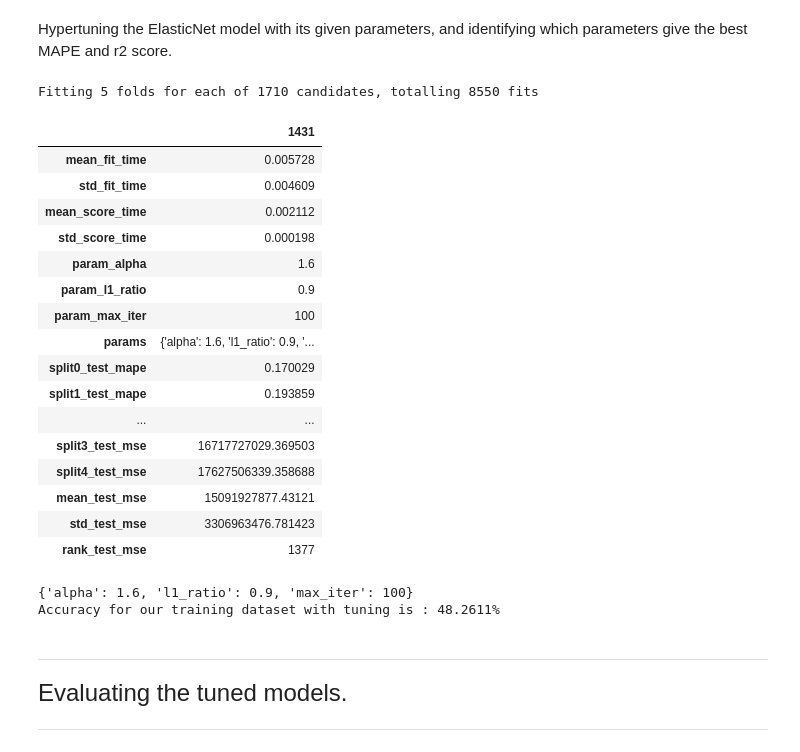
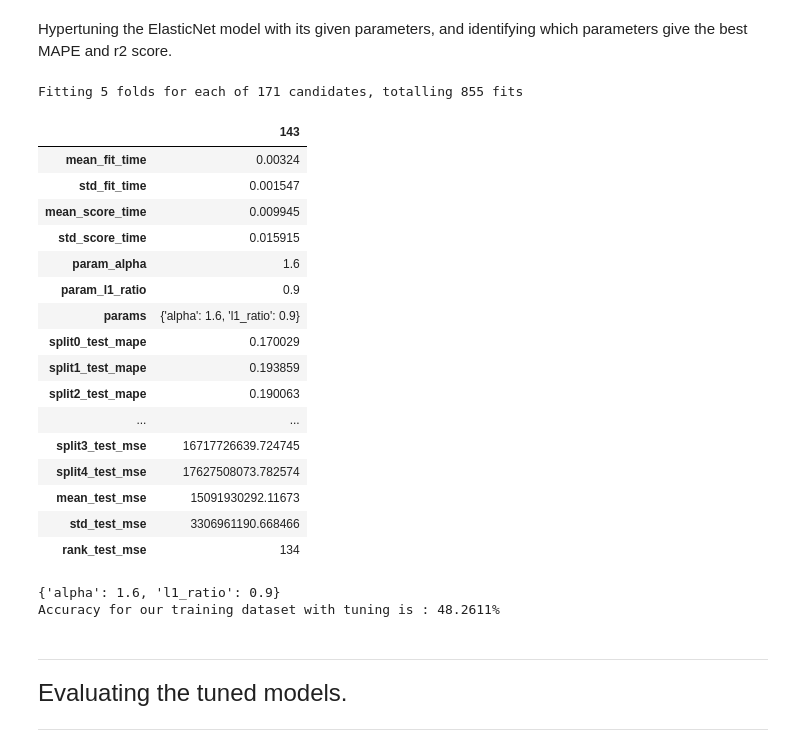
Before and after one commit to derpflections/AIML_CA1_Regression, a Jupyter notebook: index_regression.ipynb, the cells around one changed output. Saved outputs shown, nothing was run; the diff lists cells and outputs as text; code cells hidden in the pictures.

```diff
--- a/index_regression.ipynb
+++ b/index_regression.ipynb
@@ -54,11 +61,11 @@ sns.set_theme()
 Since the data has already been collected, we can move straight onto preparing the data for training by the model.
 # %%
 original_data = pd.read_csv("./housing_dataset.csv")
-analysis_data = pd.DataFrame(original_data.drop(columns = ["Price ($)"]))
+data_to_analyze = pd.DataFrame(original_data.drop(columns = ["Price ($)"]))
 target_data = pd.DataFrame(original_data["Price ($)"])
 eda_data = original_data.copy()
 
-display(analysis_data.head())
+display(data_to_analyze.head())
 display(target_data.head())
 # %% [output]
 |  | House ID | City | House Area (sqm) | No. of Bedrooms | No. of Toilets | Stories | Renovation Status |
@@ -216,17 +223,17 @@ bedrooms_per_story = []
 toilets_per_story = []
 bedrooms_per_toilet = []
 
-for i in analysis_data.itertuples():
+for i in data_to_analyze.itertuples():
     area_per_story.append(i[3]/i[6])
     bedrooms_per_story.append(i[4]/i[6])
     toilets_per_story.append(i[5]/i[6])
     bedrooms_per_toilet.append(i[4]/i[5])
 
-analysis_data["area_per_story"] = area_per_story
-analysis_data["bedrooms_per_story"] = bedrooms_per_story
-analysis_data["toilets_per_story"] = toilets_per_story
-analysis_data["bedrooms_per_toilet"] = bedrooms_per_toilet
-display(analysis_data.head(10))
+data_to_analyze["area_per_story"] = area_per_story
+data_to_analyze["bedrooms_per_story"] = bedrooms_per_story
+data_to_analyze["toilets_per_story"] = toilets_per_story
+data_to_analyze["bedrooms_per_toilet"] = bedrooms_per_toilet
+display(data_to_analyze.head(10))
 # %% [output]
 |  | House ID | City | House Area (sqm) | No. of Bedrooms | No. of Toilets | Stories | Renovation Status | ... |
 | 0 | 0 | Chicago | 742.0 | 4 | 2 | 3 | furnished | ... |
@@ -254,11 +261,11 @@ Index(['House ID', 'City', 'House Area (sqm)', 'No. of Bedrooms',
 <font size = 5>Data Preparation</font>
 <hr>
 # %%
-analysis_data = analysis_data.drop(columns = ['House ID'])
+data_to_analyze = data_to_analyze.drop(columns = ['House ID'])
 
-analysis_data = pd.get_dummies(analysis_data)
-display(analysis_data.head())
-X_train, X_test, y_train, y_test = train_test_split(analysis_data, target_data, test_size=0.3, random_state=42)
+data_to_analyze = pd.get_dummies(data_to_analyze)
+display(data_to_analyze.head())
+X_train, X_test, y_train, y_test = train_test_split(data_to_analyze, target_data, test_size=0.3, random_state=42)
 y_train = np.ravel(y_train, order = 'C')
 display(y_train)
 # %% [output]
@@ -459,38 +466,38 @@ Accuracy for our training dataset with tuning is : 52.5535%
 # %% [markdown]
 Hypertuning the ElasticNet model with its given parameters, and identifying which parameters give the best MAPE and r2 score.
 # %%
-param_grid = dict(alpha = np.arange(0.1,2,0.1), l1_ratio = np.arange(0.1,1,0.1), max_iter = np.arange(0,1000,100))
+param_grid = dict(alpha = np.arange(0.1,2,0.1), l1_ratio = np.arange(0.1,1,0.1))
 enr = ElasticNet(copy_X = True)
-enr_grid = GridSearchCV(enr, param_grid = param_grid, return_train_score= False, verbose = 2, n_jobs = -1, scoring = scoring_functions, refit = 'r2')
+enr_grid = GridSearchCV(enr, param_grid = param_grid, return_train_score= False, verbose = 1, n_jobs = -1, scoring = scoring_functions, refit = 'r2', error_score= 'raise')
 enr_search = enr_grid.fit(X_train, y_train)
 
 enr_cv_results = pd.DataFrame(enr_search.cv_results_)
 best_model_results = pd.DataFrame(enr_cv_results.loc[enr_search.best_index_])
 display(best_model_results)
 
 print(enr_search.best_params_)
 accuracy = enr_search.best_score_ *100
 print("Accuracy for our training dataset with tuning is : {:.4f}%".format(accuracy) )
 # %% [output]
-Fitting 5 folds for each of 1710 candidates, totalling 8550 fits
+Fitting 5 folds for each of 171 candidates, totalling 855 fits
-|  | 1431 |
-| mean_fit_time | 0.005728 |
-| std_fit_time | 0.004609 |
-| mean_score_time | 0.002112 |
-| std_score_time | 0.000198 |
+|  | 143 |
+| mean_fit_time | 0.00324 |
+| std_fit_time | 0.001547 |
+| mean_score_time | 0.009945 |
+| std_score_time | 0.015915 |
 | param_alpha | 1.6 |
 | param_l1_ratio | 0.9 |
-| param_max_iter | 100 |
-| params | {'alpha': 1.6, 'l1_ratio': 0.9, '... |
+| params | {'alpha': 1.6, 'l1_ratio': 0.9} |
 | split0_test_mape | 0.170029 |
 | split1_test_mape | 0.193859 |
+| split2_test_mape | 0.190063 |
 | ... | ... |
-| split3_test_mse | 16717727029.369503 |
-| split4_test_mse | 17627506339.358688 |
-| mean_test_mse | 15091927877.43121 |
-| std_test_mse | 3306963476.781423 |
-| rank_test_mse | 1377 |
+| split3_test_mse | 16717726639.724745 |
+| split4_test_mse | 17627508073.782574 |
+| mean_test_mse | 15091930292.11673 |
+| std_test_mse | 3306961190.668466 |
+| rank_test_mse | 134 |
-{'alpha': 1.6, 'l1_ratio': 0.9, 'max_iter': 100}
+{'alpha': 1.6, 'l1_ratio': 0.9}
 Accuracy for our training dataset with tuning is : 48.2611%
 # %% [markdown]
 <hr>
```
Also changed, not shown: parts of 18 cells of this notebook, 3 other files.
